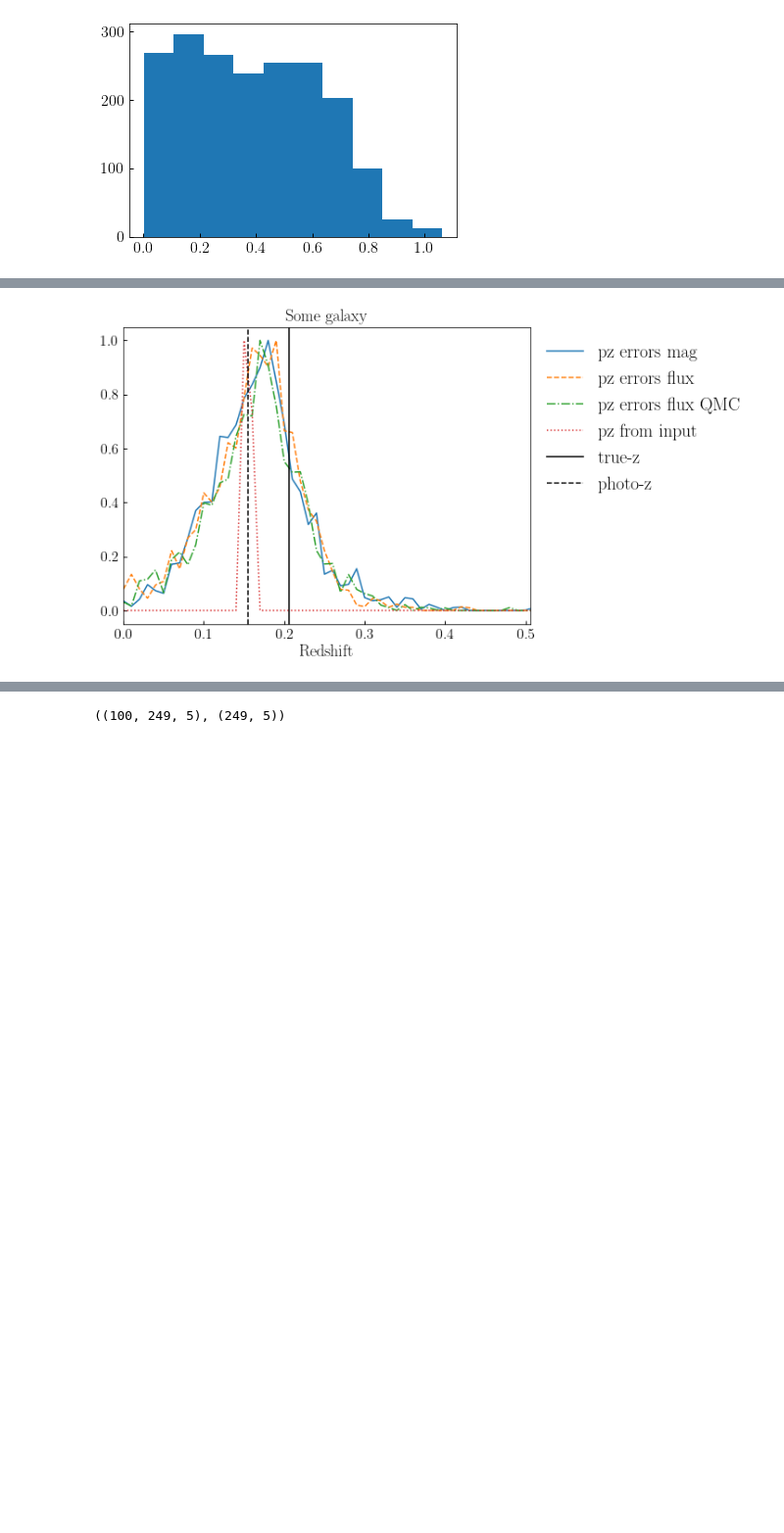
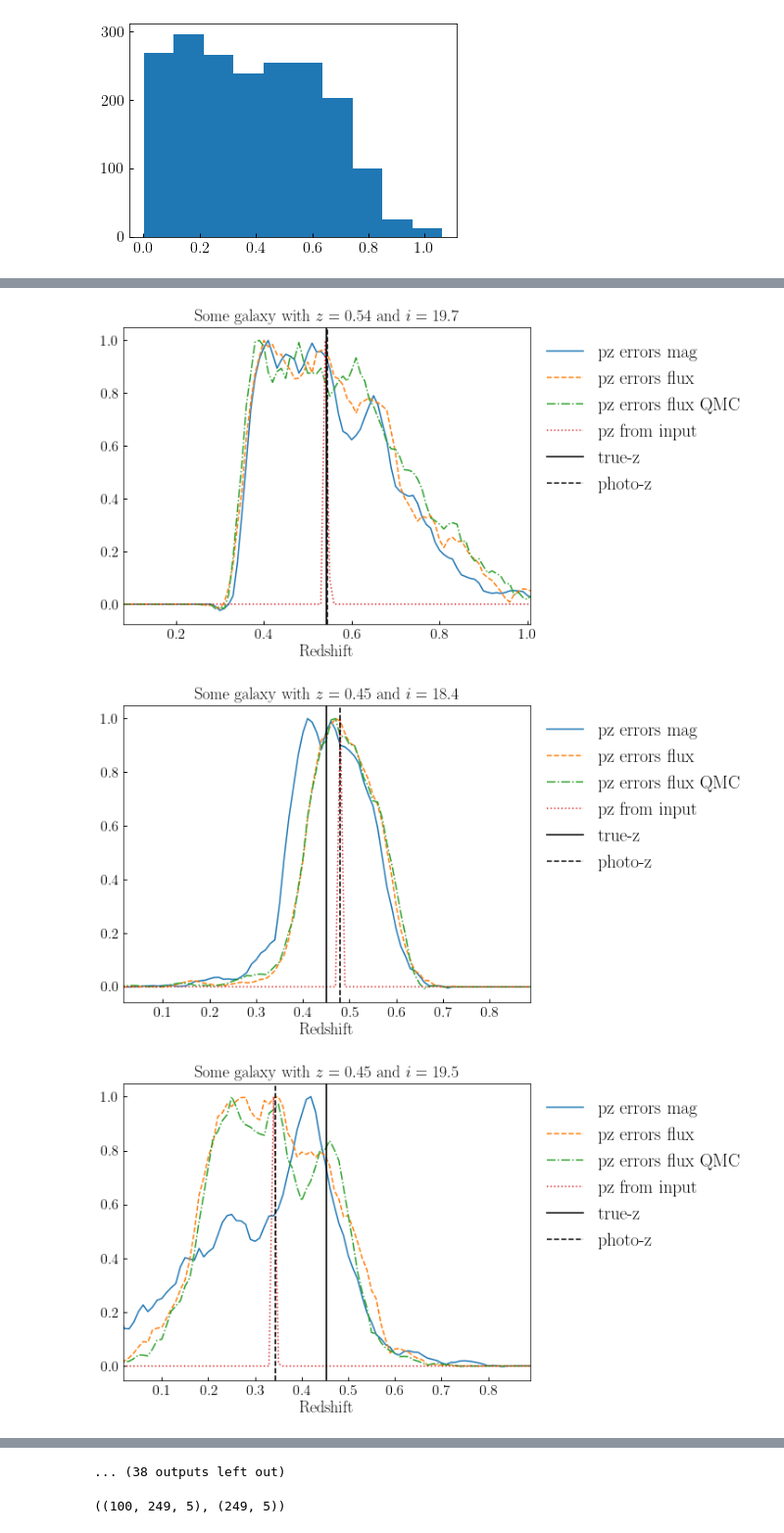
Before and after one commit to nesar/MDN_phoZ, a Jupyter notebook: Zpred_net_err_testing_errors.ipynb, the cells around one changed output, grey strips where cells are left out. Shown at 98% size. Drawn from its saved outputs; the diff is of its cells as text; code cells hidden in the pictures; blank space fills up the shorter version.

```diff
--- a/Zpred_net_err_testing_errors.ipynb
+++ b/Zpred_net_err_testing_errors.ipynb
@@ -64,7 +64,7 @@ def load_trained_models(save_mod):
 
     return preproc, preproc_y, model_train
 # %%
-zgrid = np.arange(0.0,1.0,0.01)
+zgrid = np.arange(0.0,1.4,0.01)
 
 def gaussian_vect(zgrid, mu, sigma, weight):
     exp = np.exp(-0.5 * np.add.outer(zgrid, -mu)**2/sigma**2)
@@ -170,8 +170,10 @@ Size of output in test data: (2741,)
 ## Loading trained models and rescaling routines
 preproc, preproc_y, model_train = load_trained_models(save_mod)
 # %%
+zp = np.array([0.0095,  0.0751,  0.0084, -0.0206, 0.0])
+
 ## Prediction
-X_test = preproc.transform(X_test)
+X_test = preproc.transform(X_test+zp)
 y_pred = np.array(model_train(X_test))
 
 weight = y_pred[2]
@@ -246,6 +248,7 @@ plt.hist(y_test[(label_test==0)])
 # %%
 import pzerrors
 # %%
+
 Nintegral = 1000
 #zgrid = np.arange(0.0,1.0,0.01)
 
@@ -264,6 +267,7 @@ pz_mag = pzerrors.pz_error_batch_magnitude(
     features_error_test,
     Nintegral,
     zgrid,
+    zp
 )
 pz_flux = pzerrors.pz_error_batch_flux(
     preproc,
@@ -273,6 +277,7 @@ pz_flux = pzerrors.pz_error_batch_flux(
     features_error_test,
     Nintegral,
     zgrid,
+    zp
 )
 
 pz_flux_QMC = pzerrors.pz_error_batch_flux_QMC(
@@ -283,6 +288,7 @@ pz_flux_QMC = pzerrors.pz_error_batch_flux_QMC(
     features_error_test,
     Nintegral,
     zgrid,
+    zp
 )
 # %% [output]
 0 out of 1000
@@ -308,24 +313,41 @@ pz_flux_QMC = pzerrors.pz_error_batch_flux_QMC(
 # %%
-ig = 0
 
-photoz_orig = preproc_y.inverse_transform(y_pred_mean_best.reshape(-1, 1))[sel,0][ig]
-truez = y_test[sel][ig]
+savgol = True
 
-dz = 0.3
+for ig in range(50):
 
-plt.figure(figsize=(8,6))
-plt.plot(zgrid, pz_mag[ig]/pz_mag[ig].max(), '-', label='pz errors mag')
-plt.plot(zgrid, pz_flux[ig]/pz_flux[ig].max(), '--', label='pz errors flux')
-plt.plot(zgrid, pz_flux_QMC[ig]/pz_flux_QMC[ig].max(), '-.', label='pz errors flux QMC')
-plt.plot(zgrid, pz[sel][ig]/pz[sel][ig].max(), ':', label='pz from input' )
-plt.axvline(truez, color='k',ls='-', label='true-z')
-plt.axvline(photoz_orig, color='k',ls='--', label='photo-z')
-plt.xlim(max(truez-dz,0.0), truez+dz)
-plt.xlabel('Redshift')
-plt.title('Some galaxy')
-plt.legend(loc=2, fontsize=20, bbox_to_anchor=(1.,1.))
-#plt.yscale('log')
-#plt.savefig('dummy_test_2.png',bbox_inches='tight', dpi=300)
-plt.show()
+    photoz_orig = preproc_y.inverse_transform(y_pred_mean_best.reshape(-1, 1))[sel,0][ig]
+    truez = y_test[sel][ig]
+
+    dz = 0.3*(1+truez)
+
+    plt.figure(figsize=(8,6))
+    _bla = pz_mag[ig].copy()
+    if savgol: _bla = savgol_filter(_bla, 11, 3)
+    _bla /= _bla.max()
+    plt.plot(zgrid, _bla, '-', label='pz errors mag')
+
+    _bla = pz_flux[ig].copy()
+    if savgol: _bla = savgol_filter(_bla, 11, 3)
+    _bla /= _bla.max()
+    plt.plot(zgrid, _bla, '--', label='pz errors flux')
+
+    _bla = pz_flux_QMC[ig].copy()
+    if savgol: _bla = savgol_filter(_bla, 11, 3)
+    _bla /= _bla.max()
+    plt.plot(zgrid, _bla, '-.', label='pz errors flux QMC')
+
+    plt.plot(zgrid, pz[sel][ig]/pz[sel][ig].max(), ':', label='pz from input' )
+    plt.axvline(truez, color='k',ls='-', label='true-z')
+    plt.axvline(photoz_orig, color='k',ls='--', label='photo-z')
+    plt.xlim(max(truez-dz,0.0), truez+dz)
+    plt.xlabel('Redshift')
+    plt.title(r'Some galaxy with $z=%.2f$ and $i=%.1f$'%(truez, features_test[ig, -1]))
+    plt.legend(loc=2, fontsize=20, bbox_to_anchor=(1.,1.))
+    #plt.yscale('log')
+    plt.savefig('figures/dummy_test_%i.png'%ig,bbox_inches='tight', dpi=300)
+    plt.show()
 # %% [output]
-[figure, old version]
+[figure, new version]
+[figure, added]
+[figure, added]
@@ -332,3 +363,4 @@ plt.show()
+... (38 outputs left out)
 # %%
 fluxes, fluxes_err = pzerrors.mag2flux(features_test, features_error_test)
 
```
Also changed, not shown: parts of 7 cells of this notebook, 1 other file.
